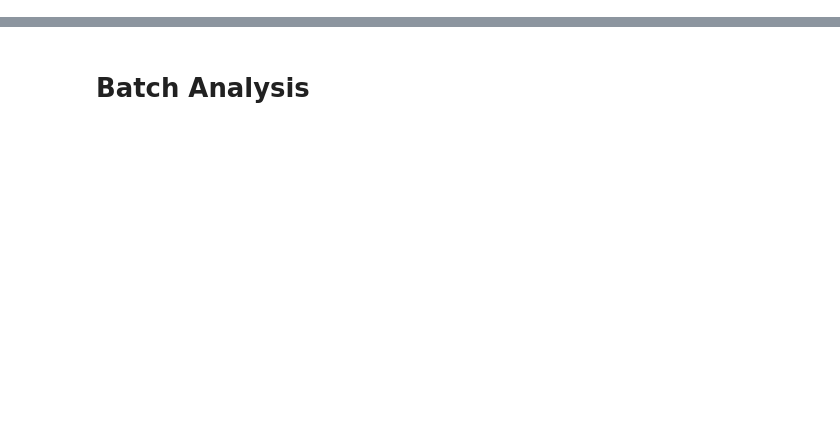
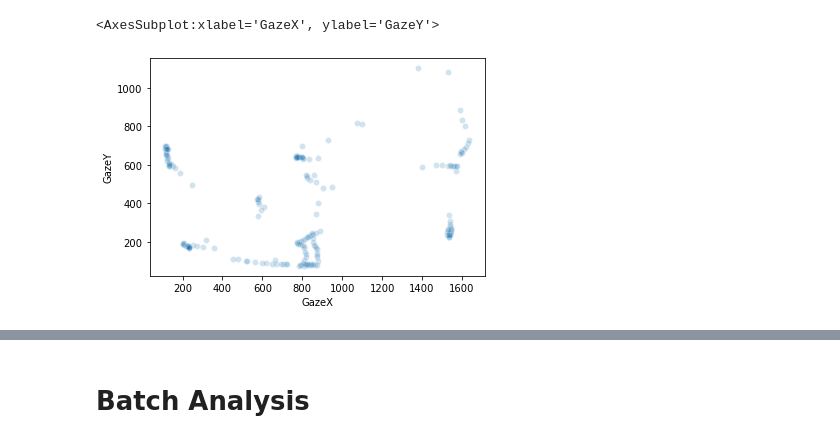
Before and after one commit to Joilence/Gaze-on-Grid, a Jupyter notebook: data-analysis/gaze_analysis.ipynb, the cells around one changed output, grey strips where cells are left out. Cells and saved outputs as stored; diff of their text form; code cells hidden in the pictures; blank space fills up the shorter version.

```diff
--- a/data-analysis/gaze_analysis.ipynb
+++ b/data-analysis/gaze_analysis.ipynb
@@ -52,8 +58,13 @@ data.head()
 # %%
+# drop NaN (happened in 'co' data)
+data.dropna(inplace=True)
 # remove outlier
 data = remove_outlier_by_z(data, xn)
 data = remove_outlier_by_z(data, yn)
 sns.scatterplot(x=xn, y=yn, data=data, alpha=0.2)
+# %% [output]
+<AxesSubplot:xlabel='GazeX', ylabel='GazeY'>
+[figure, added]
 # %%
 # calculate dist, velocity, time passed
 data['distance'], data['velocity'], data['time_pass'] = calculate_dist_and_veloc(data)
```
Also changed, not shown: parts of 11 cells of this notebook, 1 other file.
